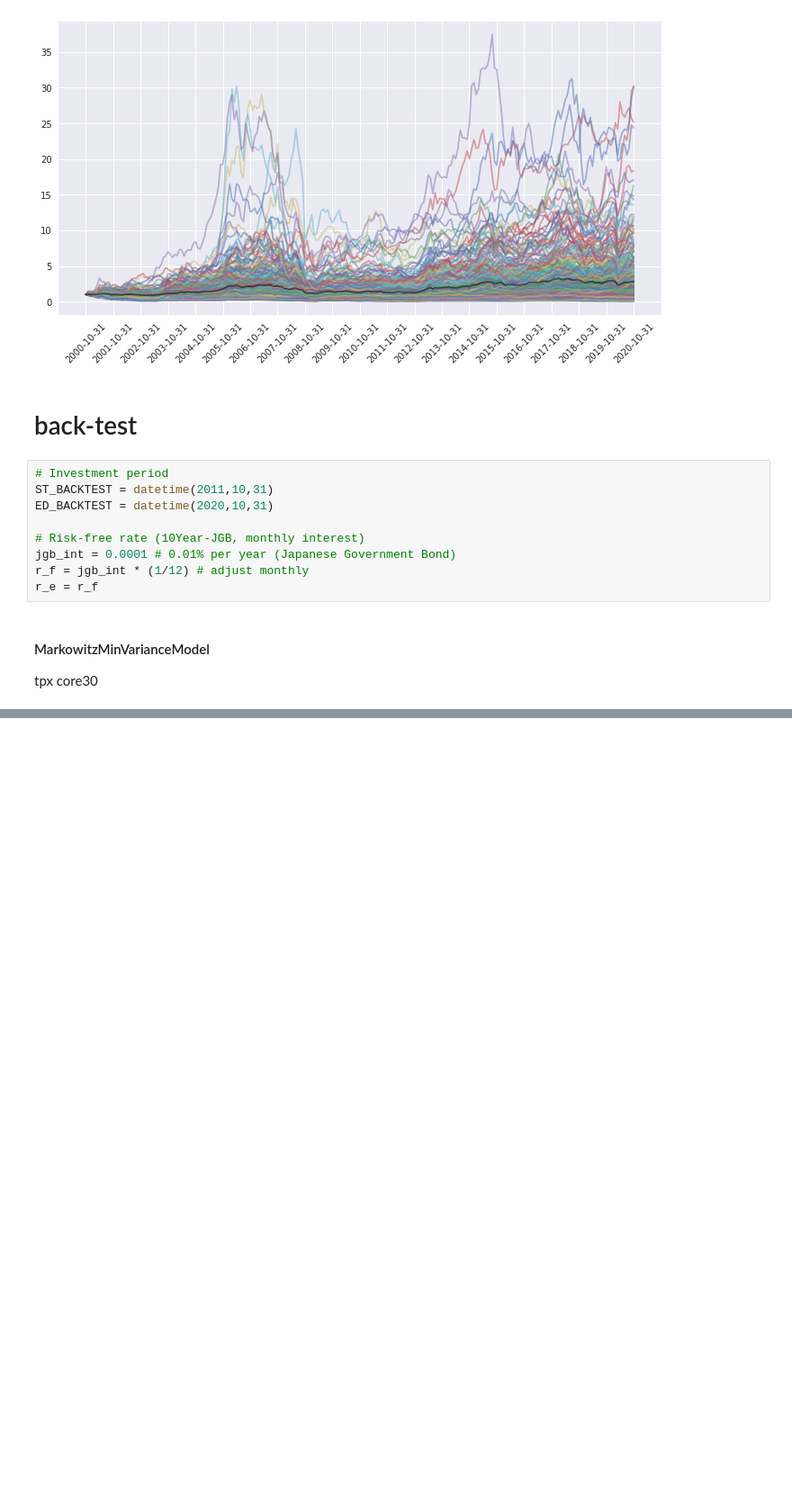
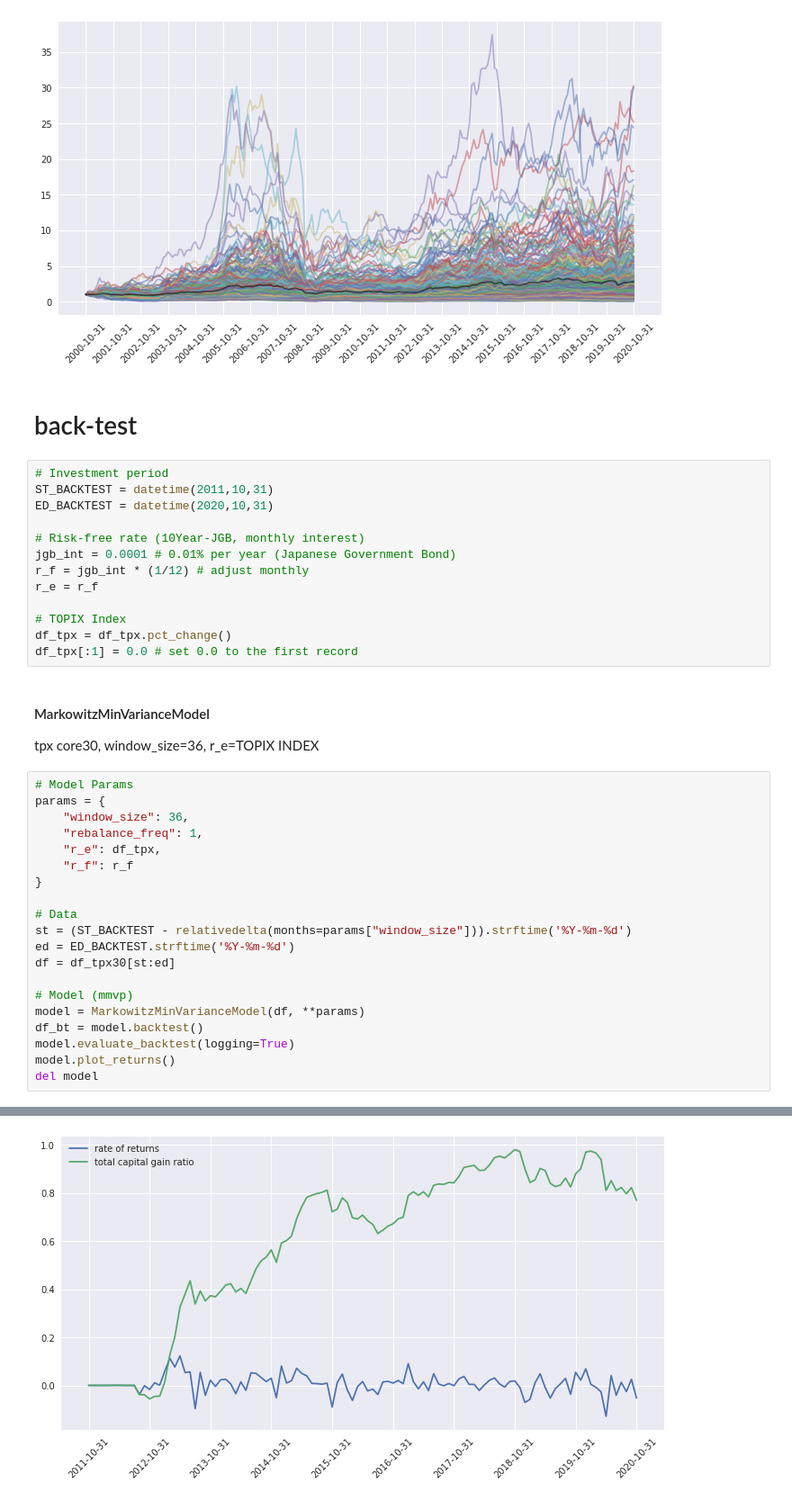
Before and after one commit to yumaloop/pyfe, a Jupyter notebook: notebook/evaluate_portfolio_model.ipynb, the cells around one changed output, grey strips where cells are left out. Shown at 90% size. Saved outputs shown, nothing was run; the diff lists cells and outputs as text; blank space fills up the shorter version.

```diff
--- a/notebook/evaluate_portfolio_model.ipynb
+++ b/notebook/evaluate_portfolio_model.ipynb
@@ -130,7 +153,32 @@ ED_BACKTEST = datetime(2020,10,31)
 jgb_int = 0.0001 # 0.01% per year (Japanese Government Bond)
 r_f = jgb_int * (1/12) # adjust monthly
 r_e = r_f
+
+# TOPIX Index
+df_tpx = df_tpx.pct_change()
+df_tpx[:1] = 0.0 # set 0.0 to the first record
 # %% [markdown]
 #### MarkowitzMinVarianceModel
 
-tpx core30
+tpx core30, window_size=36, r_e=TOPIX INDEX
+# %%
+# Model Params
+params = {
+    "window_size": 36,
+    "rebalance_freq": 1,
+    "r_e": df_tpx,
+    "r_f": r_f
+}
+
+# Data
+st = (ST_BACKTEST - relativedelta(months=params["window_size"])).strftime('%Y-%m-%d')
+ed = ED_BACKTEST.strftime('%Y-%m-%d')
+df = df_tpx30[st:ed]
+
+# Model (mmvp)
+model = MarkowitzMinVarianceModel(df, **params)
+df_bt = model.backtest()
+model.evaluate_backtest(logging=True)
+model.plot_returns()
+del model
+# %% [output]
@@ -136,0 +197 @@ tpx core30
+[figure, added]
```
Also changed, not shown: parts of 20 cells of this notebook, 2 other files.
